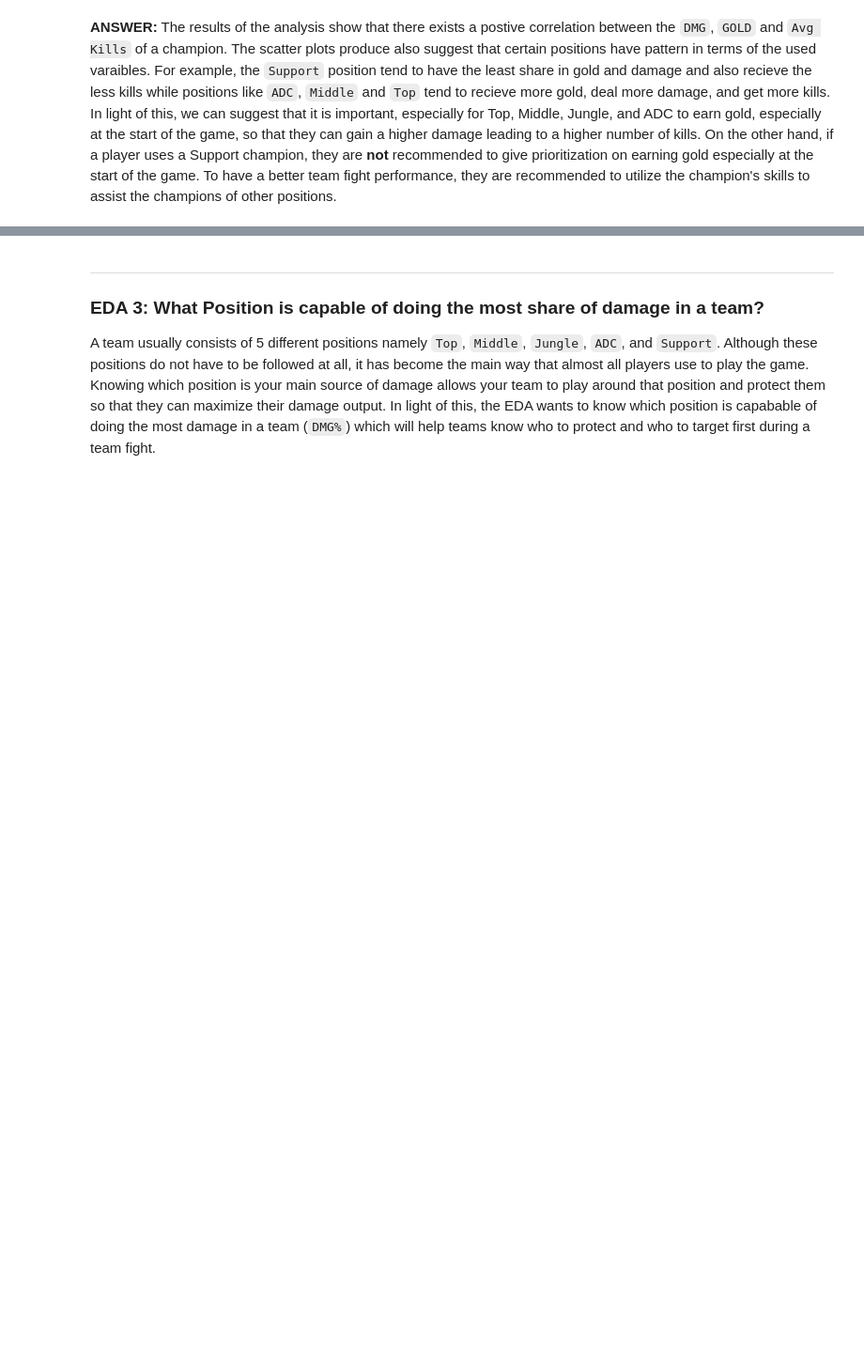
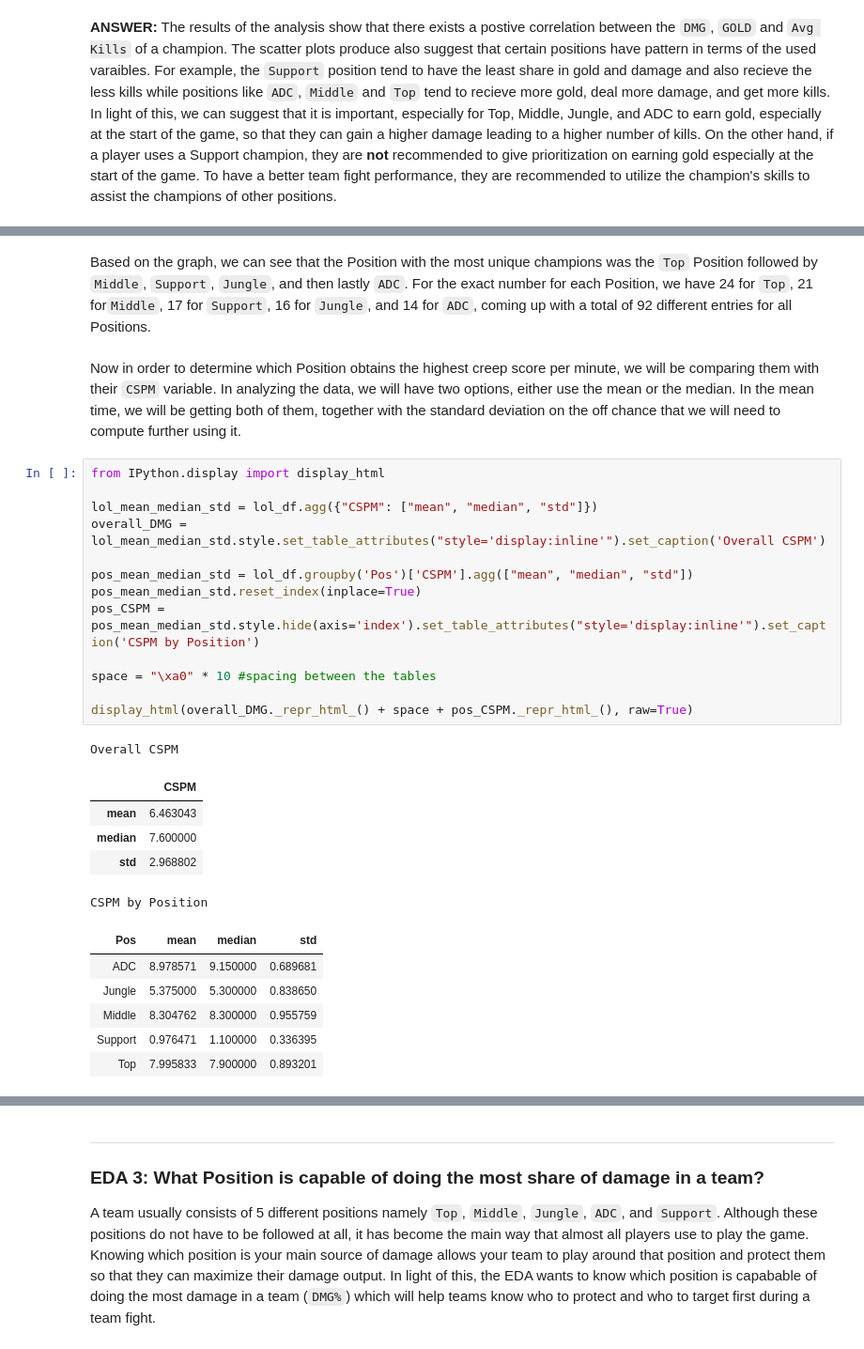
Before and after one commit to Joseph-Ano/League-of-Legends-dataset-visualization, a Jupyter notebook: S13 MCO1 Group8.ipynb, the cells around one changed output, grey strips where cells are left out. Shown at 94% size. Saved outputs shown, nothing was run; the diff lists cells and outputs as text; blank space fills up the shorter version.

```diff
--- a/S13 MCO1 Group8.ipynb
+++ b/S13 MCO1 Group8.ipynb
@@ -408,0 +439,30 @@ Looking at the second scatter plot (right), the reason of a negative correlation
+# %% [markdown]
+Based on the graph, we can see that the Position with the most unique champions was the `Top` Position followed by `Middle`, `Support`, `Jungle`, and then lastly `ADC`. For the exact number for each Position, we have 24 for `Top`, 21 for`Middle`, 17 for `Support`, 16 for `Jungle`, and 14 for `ADC`, coming up with a total of 92 different entries for all Positions.
+# %% [markdown]
+Now in order to determine which Position obtains the highest creep score per minute, we will be comparing them with their `CSPM` variable. In analyzing the data, we will have two options, either use the mean or the median. In the mean time, we will be getting both of them, together with the standard deviation on the off chance that we will need to compute further using it.
+# %%
+from IPython.display import display_html
+
+lol_mean_median_std = lol_df.agg({"CSPM": ["mean", "median", "std"]})
+overall_DMG = lol_mean_median_std.style.set_table_attributes("style='display:inline'").set_caption('Overall CSPM')
+
+pos_mean_median_std = lol_df.groupby('Pos')['CSPM'].agg(["mean", "median", "std"])
+pos_mean_median_std.reset_index(inplace=True)
+pos_CSPM = pos_mean_median_std.style.hide(axis='index').set_table_attributes("style='display:inline'").set_caption('CSPM by Position')
+
+space = "\xa0" * 10 #spacing between the tables
+
+display_html(overall_DMG._repr_html_() + space + pos_CSPM._repr_html_(), raw=True)
+# %% [output]
+Overall CSPM
+|  | CSPM |
+| mean | 6.463043 |
+| median | 7.600000 |
+| std | 2.968802 |
+CSPM by Position
+| Pos | mean | median | std |
+| ADC | 8.978571 | 9.150000 | 0.689681 |
+| Jungle | 5.375000 | 5.300000 | 0.838650 |
+| Middle | 8.304762 | 8.300000 | 0.955759 |
+| Support | 0.976471 | 1.100000 | 0.336395 |
+| Top | 7.995833 | 7.900000 | 0.893201 |
```
Also changed, not shown: parts of 13 cells of this notebook.
